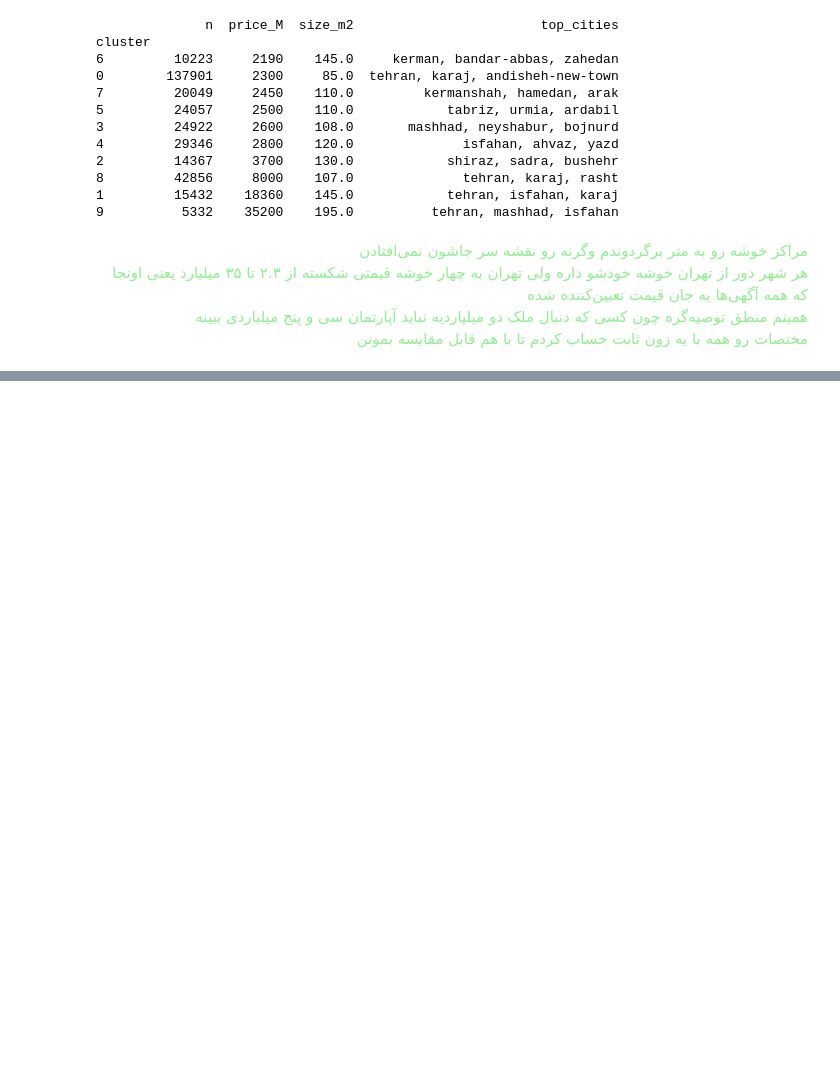
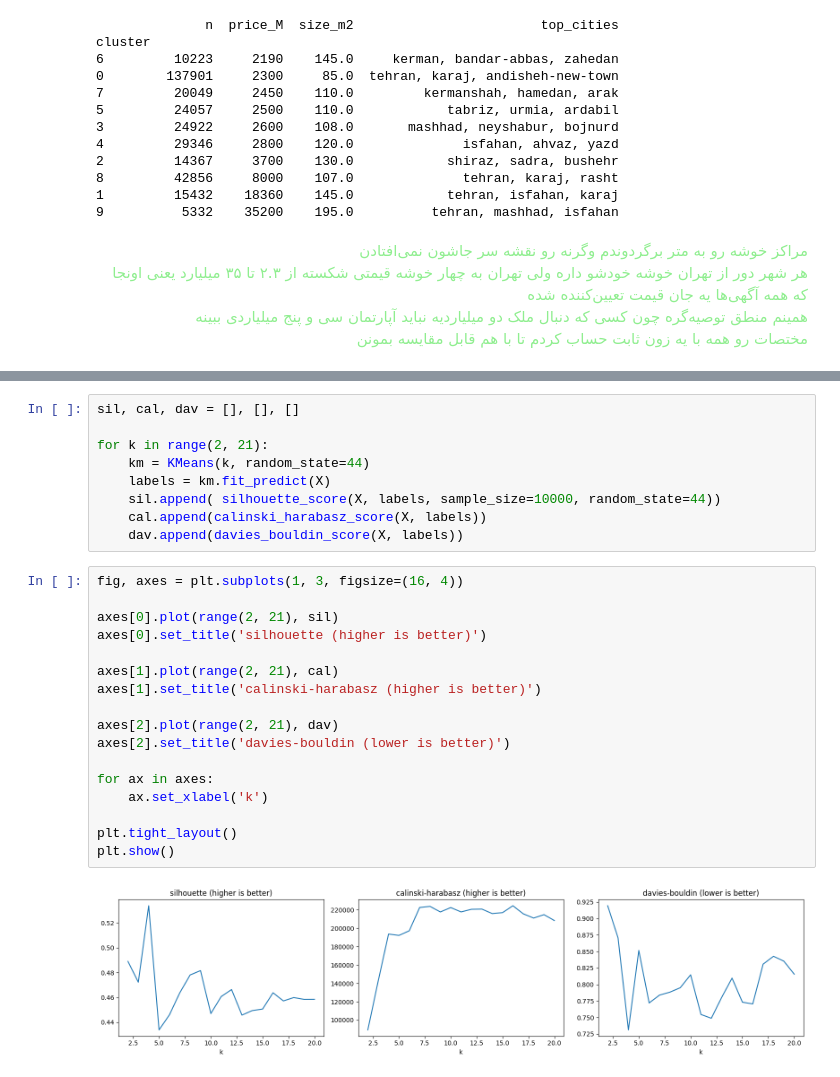
Before and after one commit to aminrafi394/quera-AI-first-project, a Jupyter notebook: notebooks/clustering_mahdi.ipynb, the cells around one changed output, grey strips where cells are left out. Cells and saved outputs as stored; diff of their text form; blank space fills up the shorter version.

```diff
--- a/notebooks/clustering_mahdi.ipynb
+++ b/notebooks/clustering_mahdi.ipynb
@@ -266,0 +294,28 @@ cluster
+# %%
+sil, cal, dav = [], [], []
+
+for k in range(2, 21):
+    km = KMeans(k, random_state=44)
+    labels = km.fit_predict(X)
+    sil.append( silhouette_score(X, labels, sample_size=10000, random_state=44))
+    cal.append(calinski_harabasz_score(X, labels))
+    dav.append(davies_bouldin_score(X, labels))
+# %%
+fig, axes = plt.subplots(1, 3, figsize=(16, 4))
+
+axes[0].plot(range(2, 21), sil)
+axes[0].set_title('silhouette (higher is better)')
+
+axes[1].plot(range(2, 21), cal)
+axes[1].set_title('calinski-harabasz (higher is better)')
+
+axes[2].plot(range(2, 21), dav)
+axes[2].set_title('davies-bouldin (lower is better)')
+
+for ax in axes:
+    ax.set_xlabel('k')
+
+plt.tight_layout()
+plt.show()
+# %% [output]
+[figure, added]
```
Also changed, not shown: parts of 10 cells of this notebook.
